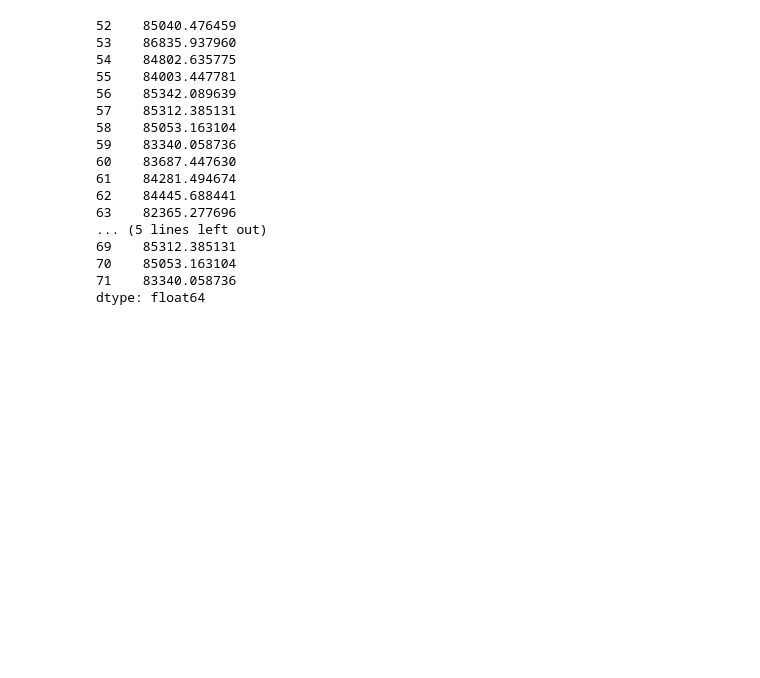
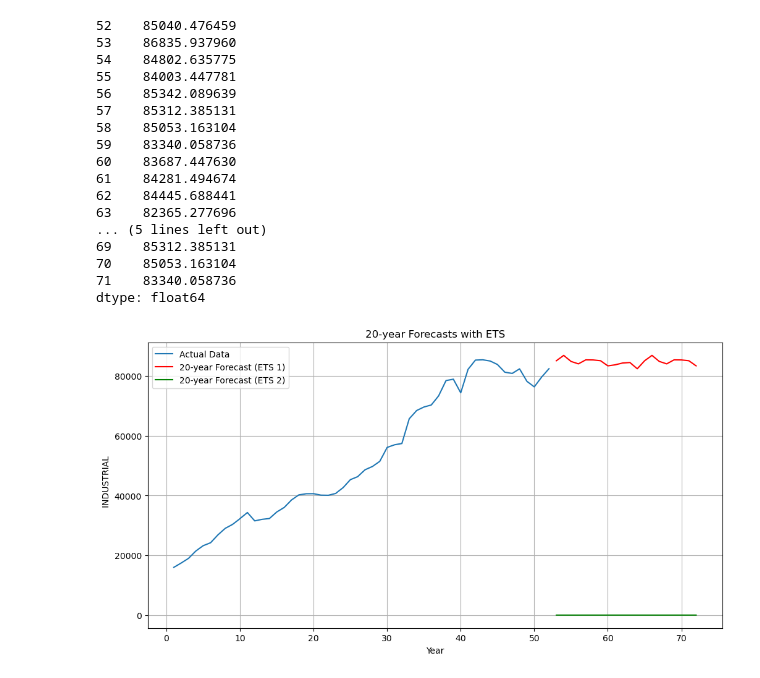
Before and after one commit to avillamayordelgado/TFM, a Jupyter notebook: codes/Brazil_Energy_Balance_Matrix_Prediction_Proyection_Industrial.ipynb, the cells around one changed output. Cells and saved outputs as stored; diff of their text form; code cells hidden in the pictures; blank space fills up the shorter version.

```diff
--- a/codes/Brazil_Energy_Balance_Matrix_Prediction_Proyection_Industrial.ipynb
+++ b/codes/Brazil_Energy_Balance_Matrix_Prediction_Proyection_Industrial.ipynb
@@ -572,0 +562,45 @@ dtype: float64
+# %%
+import pandas as pd
+import seaborn as sns
+import matplotlib.pyplot as plt
+import numpy as np
+from statsmodels.tsa.holtwinters import ExponentialSmoothing
+import random
+
+
+# Dividir los datos en conjuntos de entrenamiento y prueba
+train_size = int(len(merged_data) * 0.80)
+train, test = merged_data.iloc[:train_size], merged_data.iloc[train_size:]
+
+# Entrenar el primer modelo ETS con toda la serie temporal (train + test)
+full_data = pd.concat([train, test])
+y_full = full_data[target]
+
+model_ETS_20_years_1 = ExponentialSmoothing(endog=y_full, seasonal='add', seasonal_periods=12)
+fit_model_ETS_20_years_1 = model_ETS_20_years_1.fit()
+
+# Proyección a 20 años con el primer modelo ETS
+forecast_20_years_ETS_1 = fit_model_ETS_20_years_1.forecast(steps=20)
+
+# Entrenar el segundo modelo ETS con una serie temporal diferente (y)
+y = [i*(1+random.random()/5) for i in range(60)]
+
+model_ETS_20_years_2 = ExponentialSmoothing(endog=y, seasonal='add', seasonal_periods=12)
+fit_model_ETS_20_years_2 = model_ETS_20_years_2.fit()
+
+# Proyección a 20 años con el segundo modelo ETS
+forecast_20_years_ETS_2 = fit_model_ETS_20_years_2.forecast(steps=20)
+
+# Visualizar las predicciones de ambos modelos ETS
+plt.figure(figsize=(12, 6))
+plt.plot(y_full.index, y_full, label='Actual Data')
+plt.plot(np.arange(y_full.index[-1] + 1, y_full.index[-1] + 21), forecast_20_years_ETS_1, label='20-year Forecast (ETS 1)', color='red')
+plt.plot(np.arange(y_full.index[-1] + 1, y_full.index[-1] + 21), forecast_20_years_ETS_2, label='20-year Forecast (ETS 2)', color='green')
+plt.legend()
+plt.title("20-year Forecasts with ETS")
+plt.xlabel("Year")
+plt.ylabel(target)
+plt.grid(True)
+plt.show()
+# %% [output]
+[figure, added]
```
Also changed, not shown: parts of 13 cells of this notebook.
